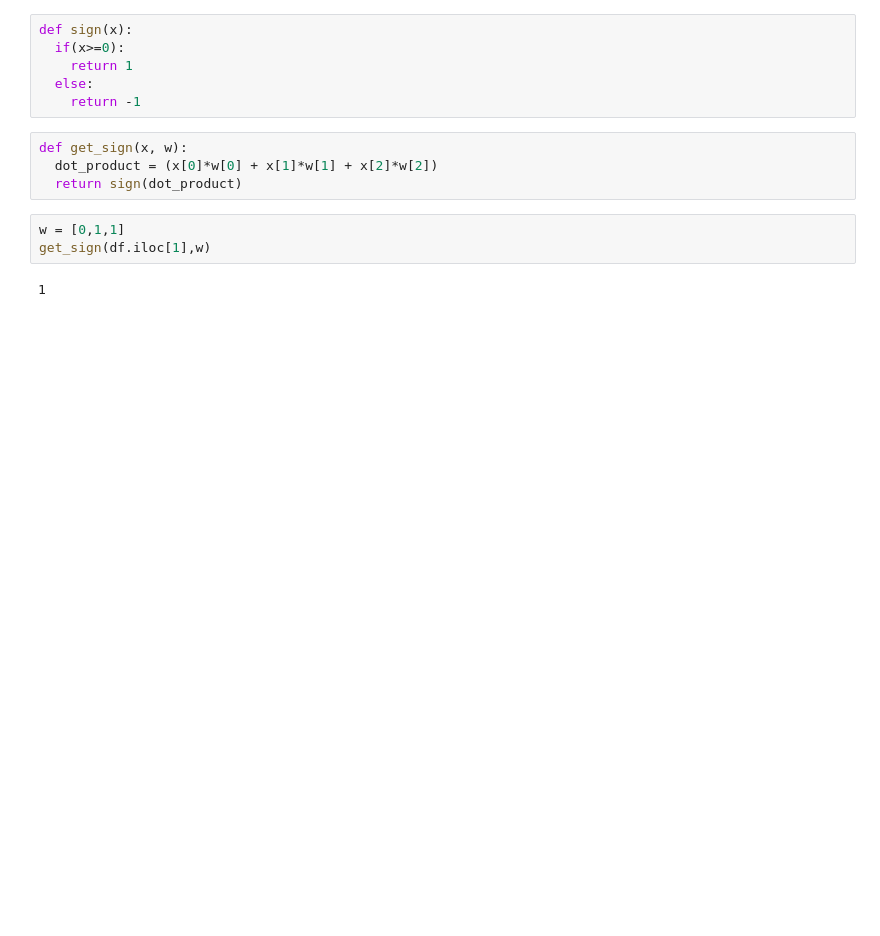
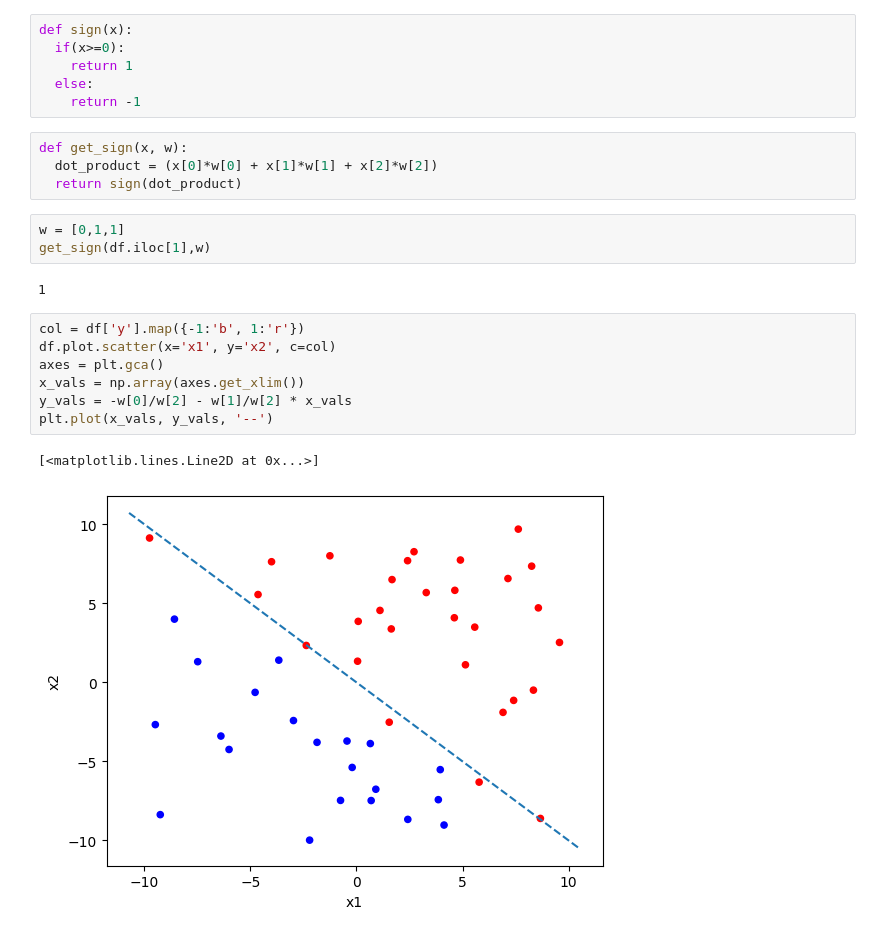
Before and after one commit to arielle00/CMPE257, a Jupyter notebook: synthetic_dataset.ipynb, the cells around one changed output. Drawn from its saved outputs; the diff is of its cells as text; blank space fills up the shorter version.

```diff
--- a/synthetic_dataset.ipynb
+++ b/synthetic_dataset.ipynb
@@ -34,3 +35,13 @@ w = [0,1,1]
 get_sign(df.iloc[1],w)
 # %% [output]
 1
+# %%
+col = df['y'].map({-1:'b', 1:'r'})
+df.plot.scatter(x='x1', y='x2', c=col)
+axes = plt.gca()
+x_vals = np.array(axes.get_xlim())
+y_vals = -w[0]/w[2] - w[1]/w[2] * x_vals
+plt.plot(x_vals, y_vals, '--')
+# %% [output]
+[<matplotlib.lines.Line2D at 0x...>]
+[figure, added]
```
Also changed, not shown: parts of 2 cells of this notebook.
